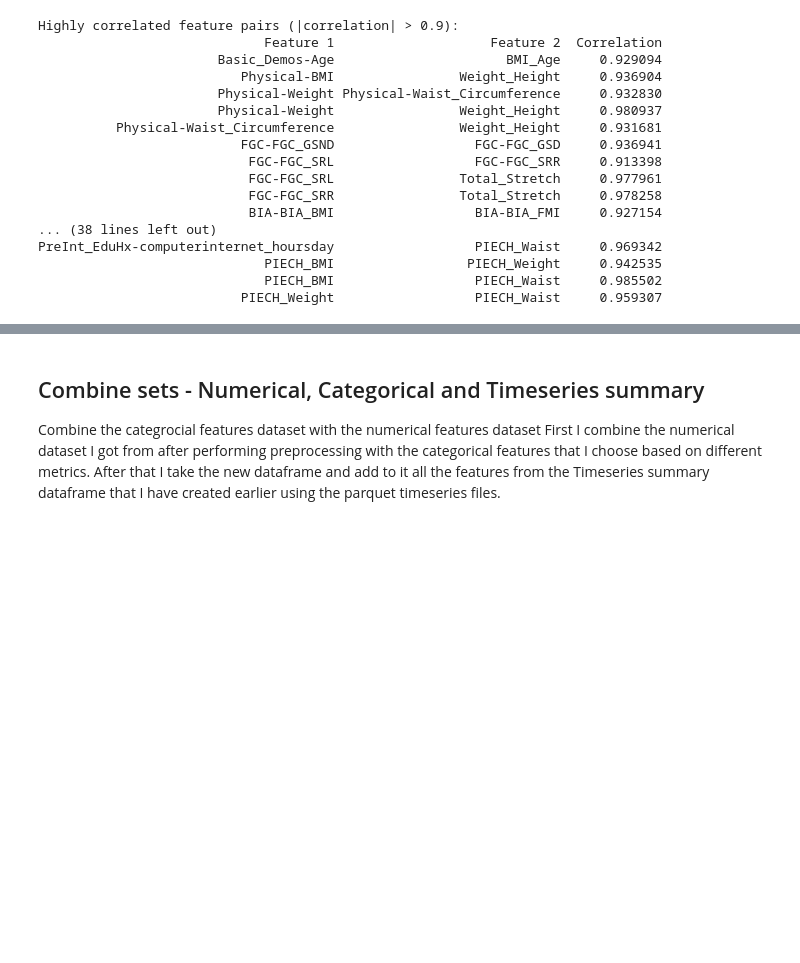
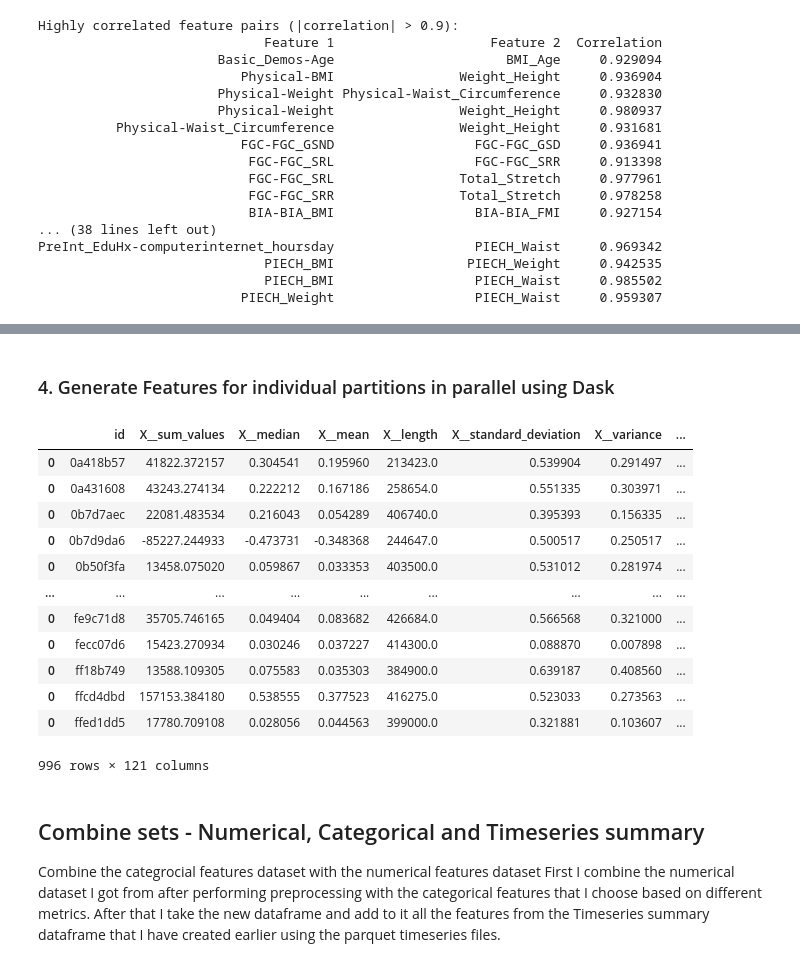
Before and after one commit to Idelsohn/Children-Internet-Use, a Jupyter notebook: notebooks/Kaggle_Submission.ipynb, the cells around one changed output, grey strips where cells are left out. Saved outputs shown, nothing was run; the diff lists cells and outputs as text; code cells hidden in the pictures; blank space fills up the shorter version.

```diff
--- a/notebooks/Kaggle_Submission.ipynb
+++ b/notebooks/Kaggle_Submission.ipynb
@@ -476,0 +427,15 @@ PreInt_EduHx-computerinternet_hoursday                  PIECH_Waist     0.969342
+# %%
+# Create an new column called segment id that is comprised of the path variable
+def get_segment_id_from_path(df, path):
+    """
+    Returns the segment_id from the path of the file
+    """
+    df.segment_id = df.segment_id.str.replace(path, "", regex=False)
+    df.segment_id = df.segment_id.str.replace(".csv", "", regex=False)
+
+    return df
+
+def append_time_column(df):
+    df["time"] = range(0, len(df))
+
+    return df
@@ -476,0 +463,19 @@ PreInt_EduHx-computerinternet_hoursday                  PIECH_Waist     0.969342
+# %% [markdown]
+<h3>4. Generate Features for individual partitions in parallel using Dask</h3>
+# %%
+def custom_extract_features(df, column_id, column_sort, default_fc_parameters):
+    """
+    Generate features using `extract_features` of `tsfresh` and then rename and
+    reset axis.
+
+    Setting `n_jobs` to 0 disable multiprocessing functionality
+    """
+    feature_df = extract_features(df,
+                                  column_id=column_id,
+                                  column_sort=column_sort,
+                                  n_jobs=0,
+                                  default_fc_parameters=default_fc_parameters,
+                                  disable_progressbar=True)
+    feature_df = feature_df.rename_axis("id").reset_index(drop=False)
+    feature_df.id = feature_df.id.astype('category')
+    return feature_df
@@ -477,3 +492,20 @@ PreInt_EduHx-computerinternet_hoursday                  PIECH_Waist     0.969342
+# %%
+tsfresh_train = ddf_features_train.compute()
+tsfresh_test = ddf_features_test.compute()
+# %% [output]
+|  | id | X__sum_values | X__median | X__mean | X__length | X__standard_deviation | X__variance | ... |
+| 0 | 0a418b57 | 41822.372157 | 0.304541 | 0.195960 | 213423.0 | 0.539904 | 0.291497 | ... |
+| 0 | 0a431608 | 43243.274134 | 0.222212 | 0.167186 | 258654.0 | 0.551335 | 0.303971 | ... |
+| 0 | 0b7d7aec | 22081.483534 | 0.216043 | 0.054289 | 406740.0 | 0.395393 | 0.156335 | ... |
+| 0 | 0b7d9da6 | -85227.244933 | -0.473731 | -0.348368 | 244647.0 | 0.500517 | 0.250517 | ... |
+| 0 | 0b50f3fa | 13458.075020 | 0.059867 | 0.033353 | 403500.0 | 0.531012 | 0.281974 | ... |
+| ... | ... | ... | ... | ... | ... | ... | ... | ... |
+| 0 | fe9c71d8 | 35705.746165 | 0.049404 | 0.083682 | 426684.0 | 0.566568 | 0.321000 | ... |
+| 0 | fecc07d6 | 15423.270934 | 0.030246 | 0.037227 | 414300.0 | 0.088870 | 0.007898 | ... |
+| 0 | ff18b749 | 13588.109305 | 0.075583 | 0.035303 | 384900.0 | 0.639187 | 0.408560 | ... |
+| 0 | ffcd4dbd | 157153.384180 | 0.538555 | 0.377523 | 416275.0 | 0.523033 | 0.273563 | ... |
+| 0 | ffed1dd5 | 17780.709108 | 0.028056 | 0.044563 | 399000.0 | 0.321881 | 0.103607 | ... |
+996 rows × 121 columns
 # %% [markdown]
 <h2>Combine sets - Numerical, Categorical and Timeseries summary</h2>
 Combine the categrocial features dataset with the numerical features dataset
```
Also changed, not shown: parts of 19 cells of this notebook.
